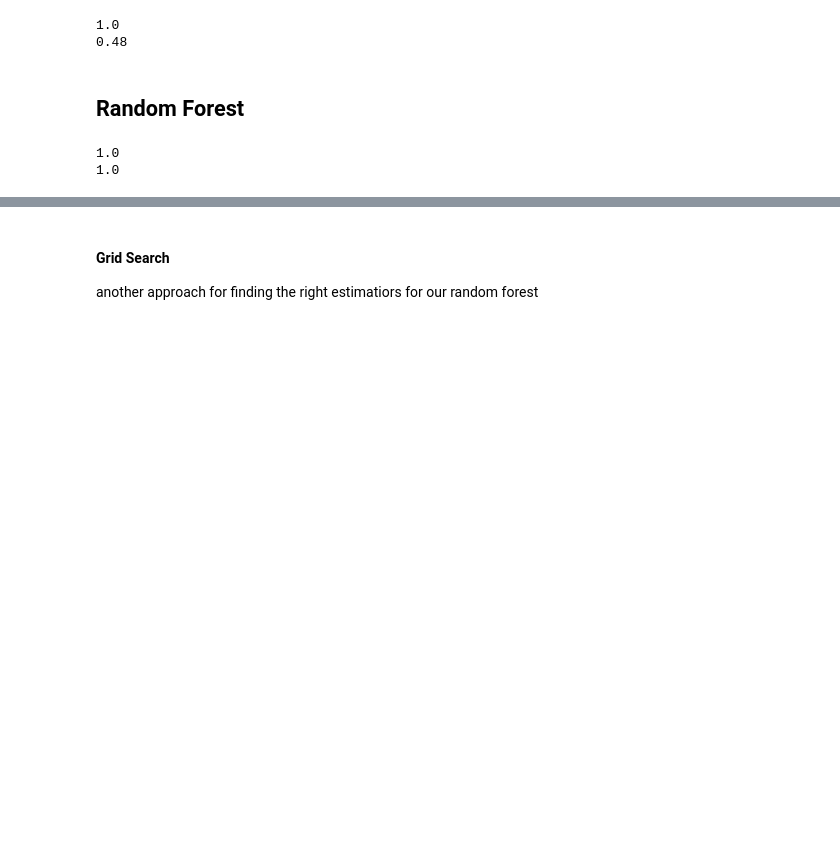
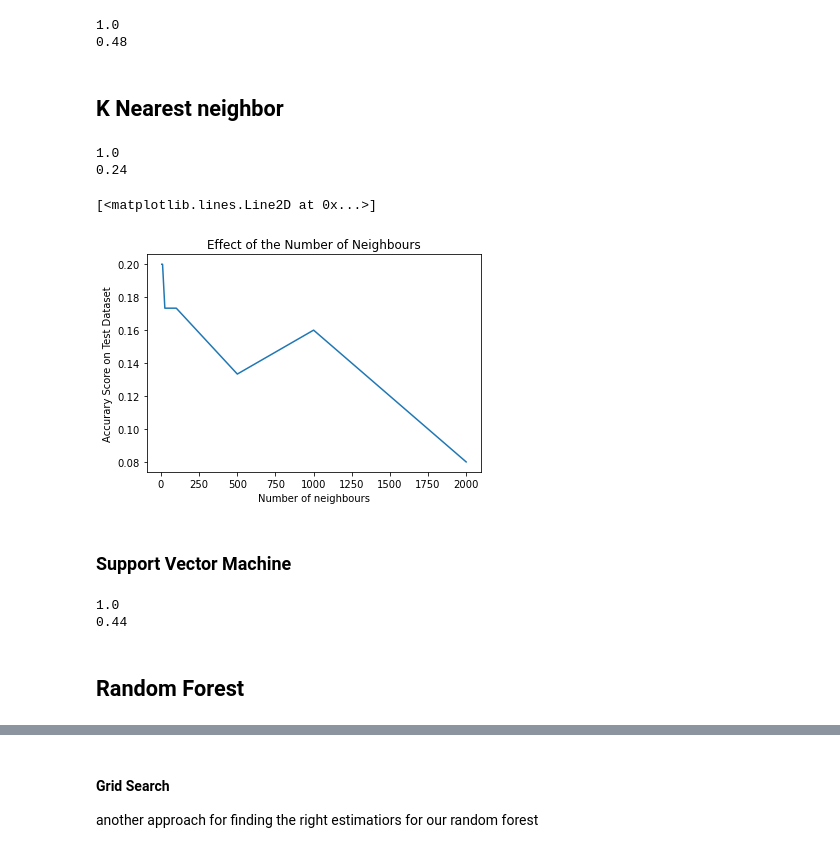
Before and after one commit to dario-x/Machine-Learning, a Jupyter notebook: amzclass.ipynb, the cells around one changed output, grey strips where cells are left out. Saved outputs shown, nothing was run; the diff lists cells and outputs as text; code cells hidden in the pictures; blank space fills up the shorter version.

```diff
--- a/amzclass.ipynb
+++ b/amzclass.ipynb
@@ -154,6 +176,74 @@ print(accuracy_testing_set)
 # %% [output]
 1.0
 0.48
+# %% [markdown]
+## K Nearest neighbor
+# %%
+
+
+
+#creating the model
+from sklearn.neighbors import KNeighborsClassifier
+model = KNeighborsClassifier(n_neighbors=3, weights='distance', algorithm = 'ball_tree', leaf_size=2)
+#fitting data to the model
+model.fit(X_train, y_train)
+
+#calculating the probabilities
+y_pred_proba = model.predict(X_test)
+
+
+#printing the accuarcy
+accuracy_training_set = model.score(X_train, y_train)
+print(accuracy_training_set)
+
+accuracy_testing_set = model.score(X_test, y_test)
+print(accuracy_testing_set)
+# %% [output]
+1.0
+0.24
+# %%
+#trying to find the right number of neighbours
+
+import matplotlib.pyplot as plt
+
+neighbours = [2, 3, 5, 10, 25, 50,60, 100]
+scores = []
+for neighbour in neighbours:
+    model = KNeighborsClassifier(n_neighbors=neighbour, weights='uniform')
+    model.fit(X_train, y_train)
+    scores.append(model.score(X_test, y_test))
+
+plt.title("Effect of the Number of Neighbours")
+plt.xlabel("Number of neighbours")
+plt.ylabel("Accurary Score on Test Dataset")
+plt.plot(interations, scores)
+# %% [output]
+[<matplotlib.lines.Line2D at 0x...>]
+[figure, added]
+# %% [markdown]
+### Support Vector Machine
+# %%
+from sklearn import svm
+
+
+#creating the model
+model = svm.SVC(decision_function_shape='ovo', kernel='linear')
+#fitting data to the model
+model.fit(X_train, y_train)
+
+#calculating the probabilities
+y_pred_proba = model.predict(X_test)
+
+
+#printing the accuarcy
+accuracy_training_set = model.score(X_train, y_train)
+print(accuracy_training_set)
+
+accuracy_testing_set = model.score(X_test, y_test)
+print(accuracy_testing_set)
+# %% [output]
+1.0
+0.44
 # %% [markdown]
 ## Random Forest
 # %%
@@ -161,7 +251,7 @@ print(accuracy_testing_set)
 from sklearn.ensemble import RandomForestClassifier
 
 #creating the model
-model = RandomForestClassifier(min_samples_split=4, min_samples_leaf=3, max_features='sqrt', min_weight_fraction_leaf = 0.000000000000000001, n_estimators=200)
+model = RandomForestClassifier(min_samples_split=4, min_samples_leaf=3, min_weight_fraction_leaf = 0.000000000000000001, bootstrap=True, n_estimators=7000)
 #fitting data to the model
 model.fit(X_train, y_train)
 
@@ -175,9 +265,6 @@ print(accuracy_training_set)
 
 accuracy_testing_set = model.score(X_test, y_test)
 print(accuracy_testing_set)
-# %% [output]
-1.0
-1.0
 # %%
 #trying to find the right number of iterations
 
```
Also changed, not shown: parts of 10 cells of this notebook.
